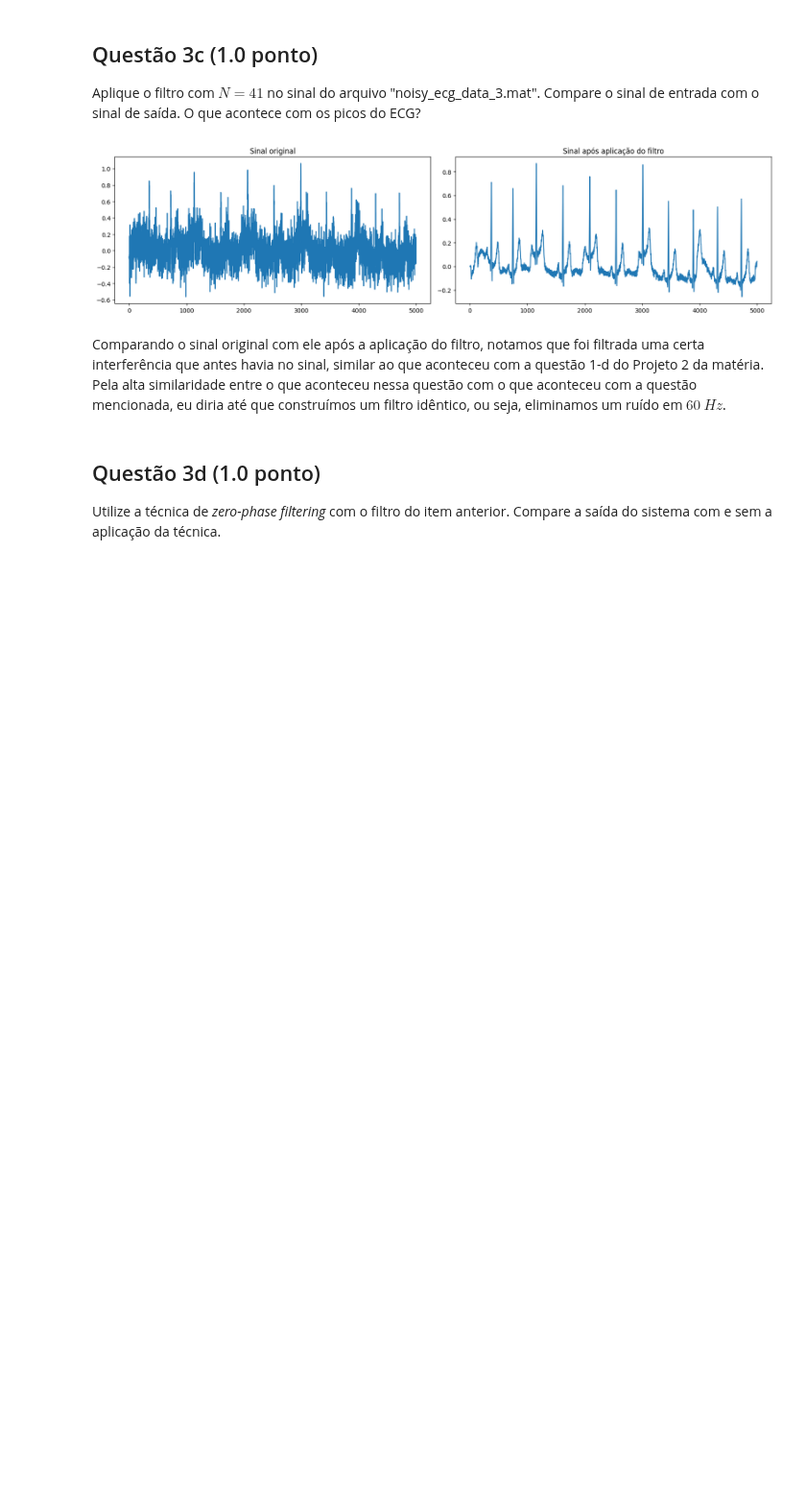
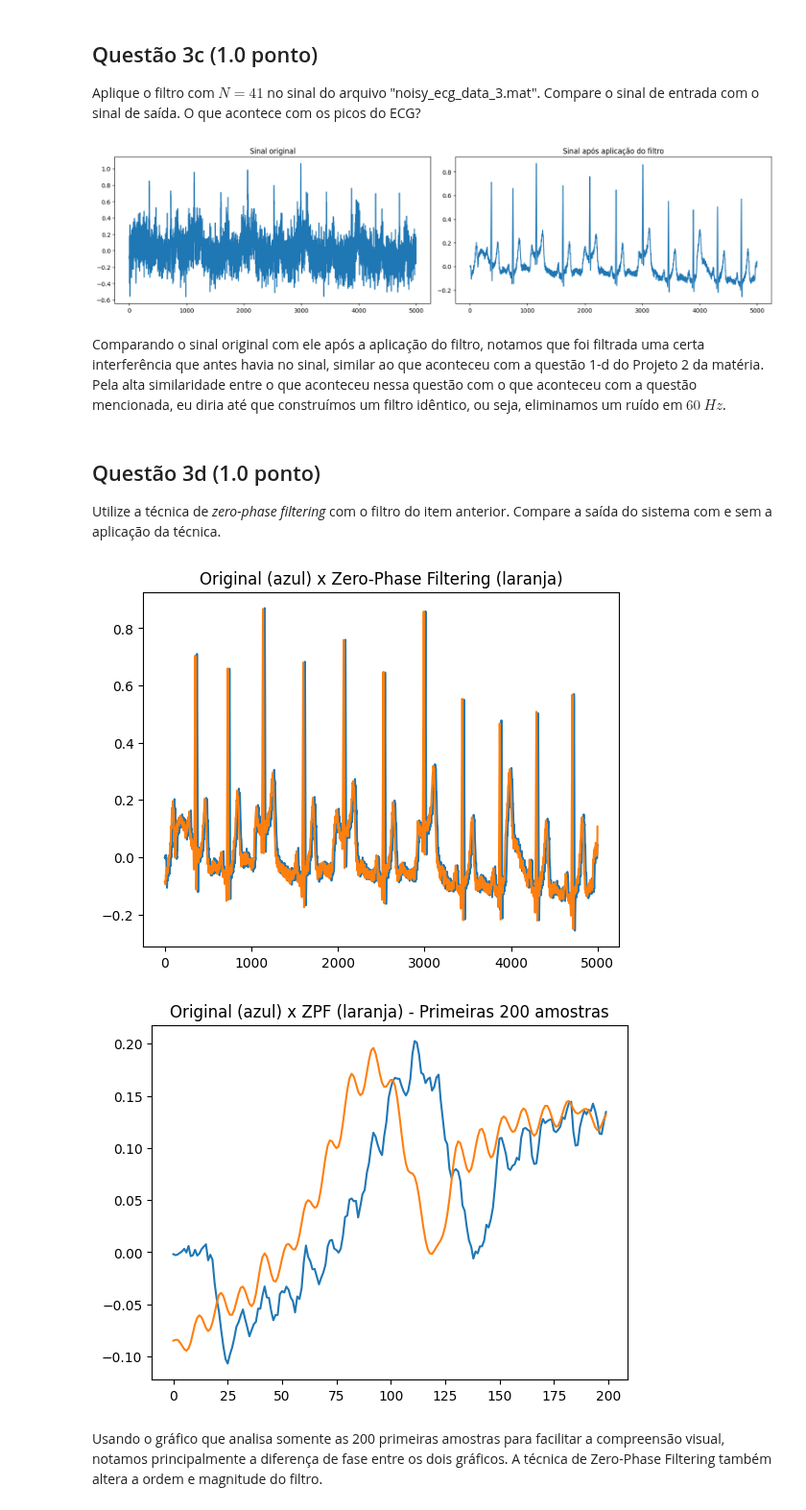
Before and after one commit to akaTsunemori/signal-processing-studies, a Jupyter notebook: projeto-4/projeto4.ipynb, the cells around one changed output. Shown at 96% size. Drawn from its saved outputs; the diff is of its cells as text; code cells hidden in the pictures; blank space fills up the shorter version.

```diff
--- a/projeto-4/projeto4.ipynb
+++ b/projeto-4/projeto4.ipynb
@@ -220,0 +219,16 @@ Utilize a técnica de *zero-phase filtering* com o filtro do item anterior. Comp
+# %%
+response_zpf = sp.signal.filtfilt(h_n, A, signal) # Função do SciPy para Zero-Phase Filtering
+
+plt.plot(np.real(response))
+plt.plot(np.real(response_zpf))
+plt.title('Original (azul) x Zero-Phase Filtering (laranja)')
+plt.show()
+plt.title('Original (azul) x ZPF (laranja) - Primeiras 200 amostras')
+plt.plot(np.real(response)[:200])
+plt.plot(np.real(response_zpf)[:200])
+plt.show()
+# %% [output]
+[figure, added]
+[figure, added]
+# %% [markdown]
+Usando o gráfico que analisa somente as 200 primeiras amostras para facilitar a compreensão visual, notamos principalmente a diferença de fase entre os dois gráficos. A técnica de Zero-Phase Filtering também altera a ordem e magnitude do filtro.
```
Also changed, not shown: parts of 1 cell of this notebook.
